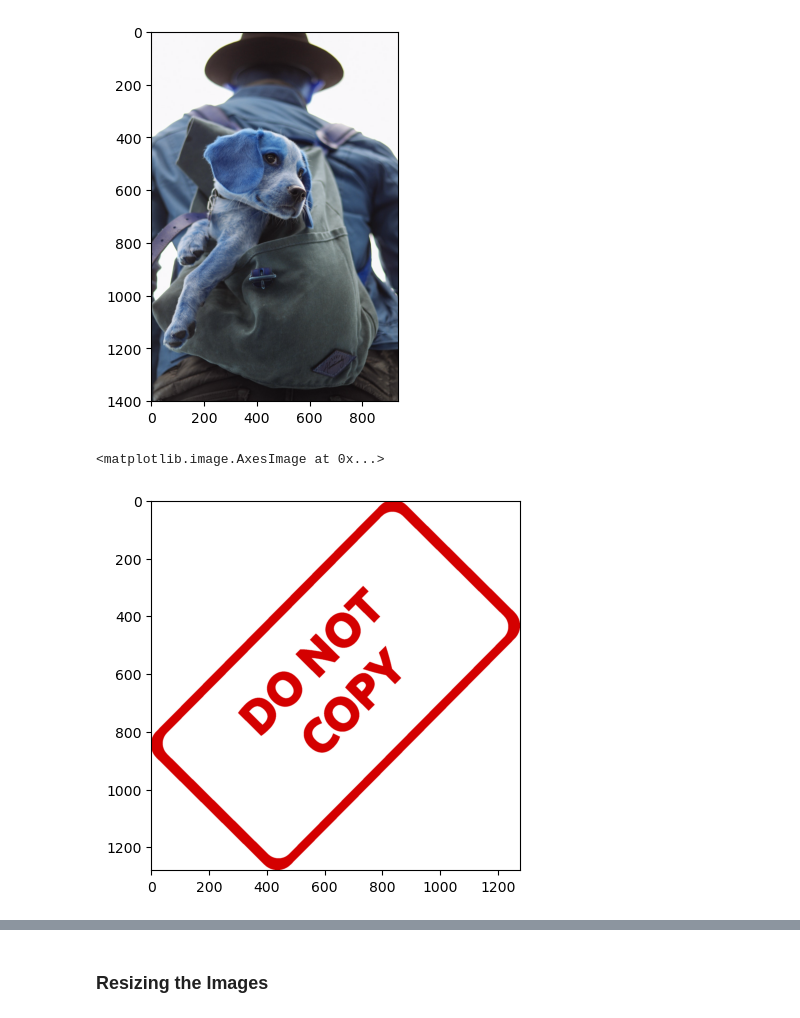
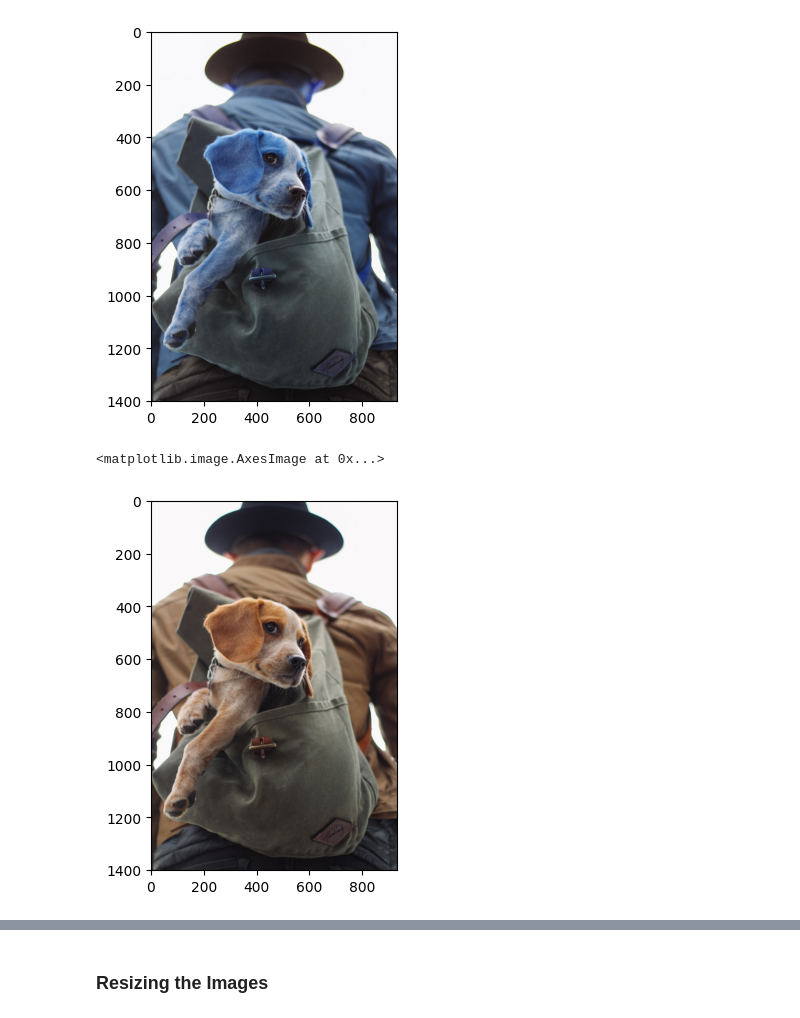
Before and after one commit to feed0/digital-image-processing, a Jupyter notebook: LECTURE 5/01-Blending-and-Pasting-Images.ipynb, the cells around one changed output, grey strips where cells are left out. Saved outputs shown, nothing was run; the diff lists cells and outputs as text; code cells hidden in the pictures.

```diff
--- a/LECTURE 5/01-Blending-and-Pasting-Images.ipynb
+++ b/LECTURE 5/01-Blending-and-Pasting-Images.ipynb
@@ -13,8 +13,8 @@ Blending Images is actually quite simple, let's look at a simple example.
 import cv2
 # %%
 # Two images
-imgdogpack = cv2.imread('dog_backpack.png')
-imgwatermark = cv2.imread('watermark_no_copy.png')
+imgdogpack      = cv2.imread('dog_backpack.jpg')
+imgwatermark    = cv2.imread('watermark_no_copy.jpg')
 # %%
 imgdogpack.shape
 # %% [output]
@@ -32,13 +32,13 @@ plt.imshow(imgdogpack)
 <matplotlib.image.AxesImage at 0x...>
 [figure]
 # %%
-imgdogpack = cv2.cvtColor(img1, cv2.COLOR_BGR2RGB)
-imgwatermark = cv2.cvtColor(img2, cv2.COLOR_BGR2RGB)
+imgdogpack      = cv2.cvtColor(imgdogpack,   cv2.COLOR_BGR2RGB)
+imgwatermark    = cv2.cvtColor(imgwatermark, cv2.COLOR_BGR2RGB)
 # %%
-plt.imshow(imgwatermark)
+plt.imshow(imgdogpack)
 # %% [output]
 <matplotlib.image.AxesImage at 0x...>
-[figure, old version]
+[figure, new version]
 # %%
 plt.imshow(imgwatermark)
 # %% [output]
```
Also changed, not shown: parts of 5 cells of this notebook, 1 other file.
